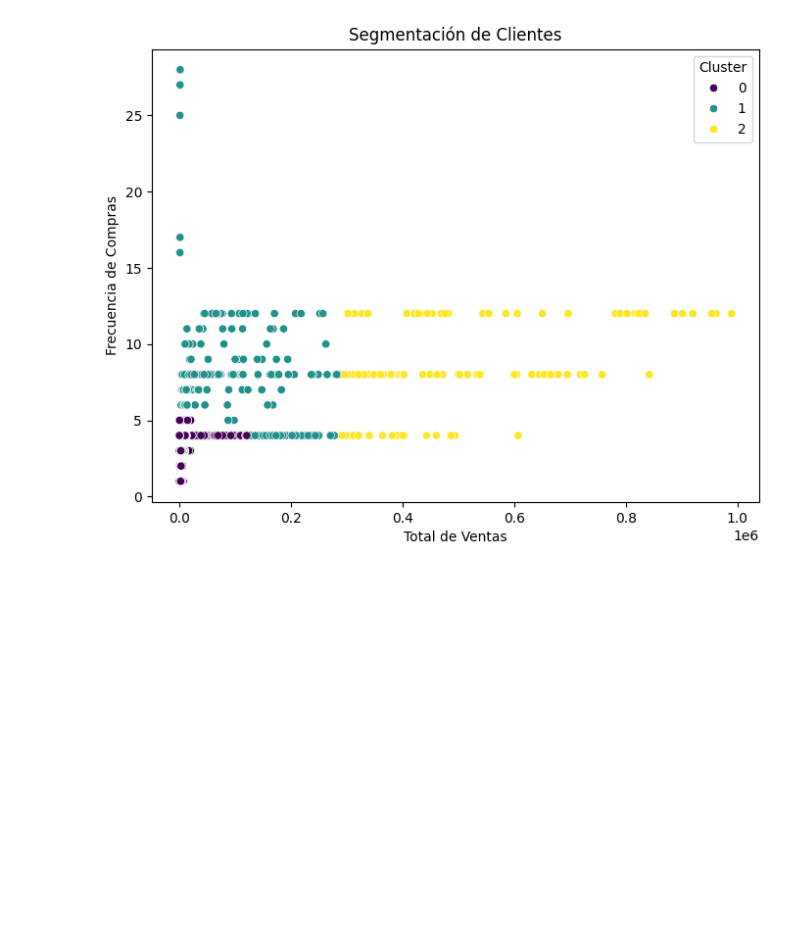
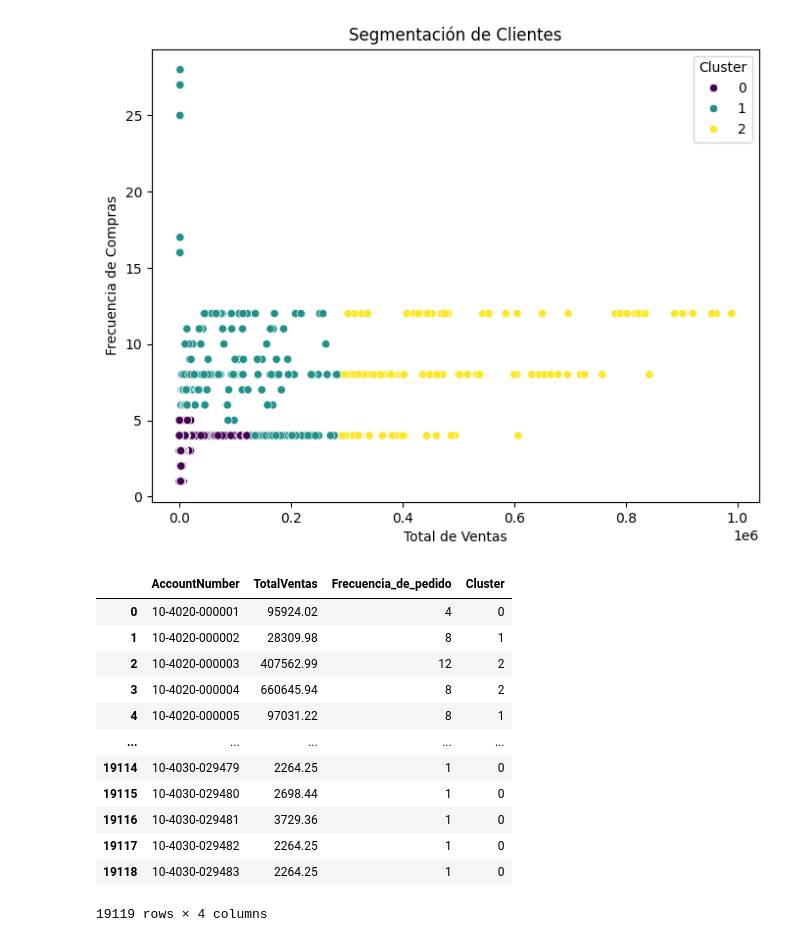
Before and after one commit to Jhoncandela/DiplomadoGADIA, a Jupyter notebook: Implementación_del_Modelo_de_Inteligencia_Artificial_(IA).ipynb, the cells around one changed output. Cells and saved outputs as stored; diff of their text form; code cells hidden in the pictures; blank space fills up the shorter version.

```diff
--- a/Implementación_del_Modelo_de_Inteligencia_Artificial_(IA).ipynb
+++ b/Implementación_del_Modelo_de_Inteligencia_Artificial_(IA).ipynb
@@ -108,3 +108,22 @@ plt.title('Segmentación de Clientes')
 plt.show()
 # %% [output]
 [figure]
+# %%
+# Actualizar cluster correspondientes
+datos_cliente["Cluster"] = kmeans.labels_
+# %%
+datos_cliente
+# %% [output]
+|  | AccountNumber | TotalVentas | Frecuencia_de_pedido | Cluster |
+| 0 | 10-4020-000001 | 95924.02 | 4 | 0 |
+| 1 | 10-4020-000002 | 28309.98 | 8 | 1 |
+| 2 | 10-4020-000003 | 407562.99 | 12 | 2 |
+| 3 | 10-4020-000004 | 660645.94 | 8 | 2 |
+| 4 | 10-4020-000005 | 97031.22 | 8 | 1 |
+| ... | ... | ... | ... | ... |
+| 19114 | 10-4030-029479 | 2264.25 | 1 | 0 |
+| 19115 | 10-4030-029480 | 2698.44 | 1 | 0 |
+| 19116 | 10-4030-029481 | 3729.36 | 1 | 0 |
+| 19117 | 10-4030-029482 | 2264.25 | 1 | 0 |
+| 19118 | 10-4030-029483 | 2264.25 | 1 | 0 |
+19119 rows × 4 columns
```
